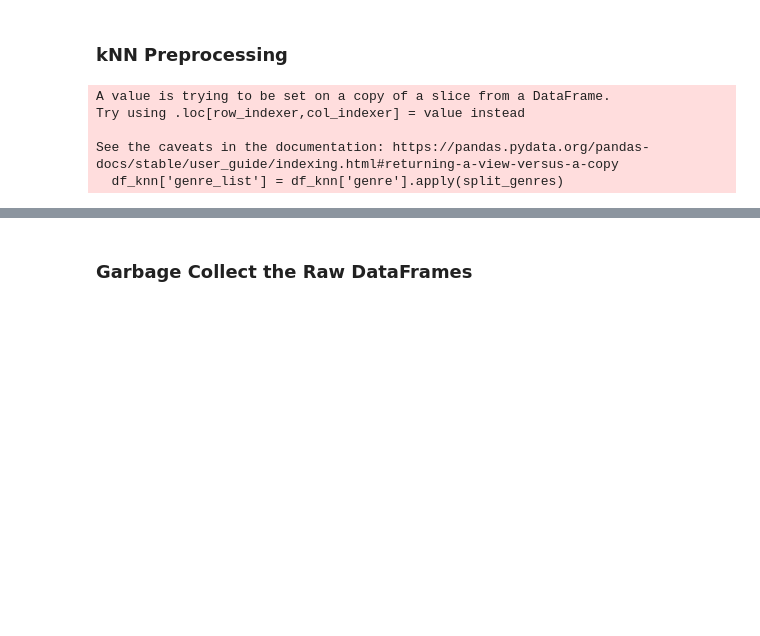
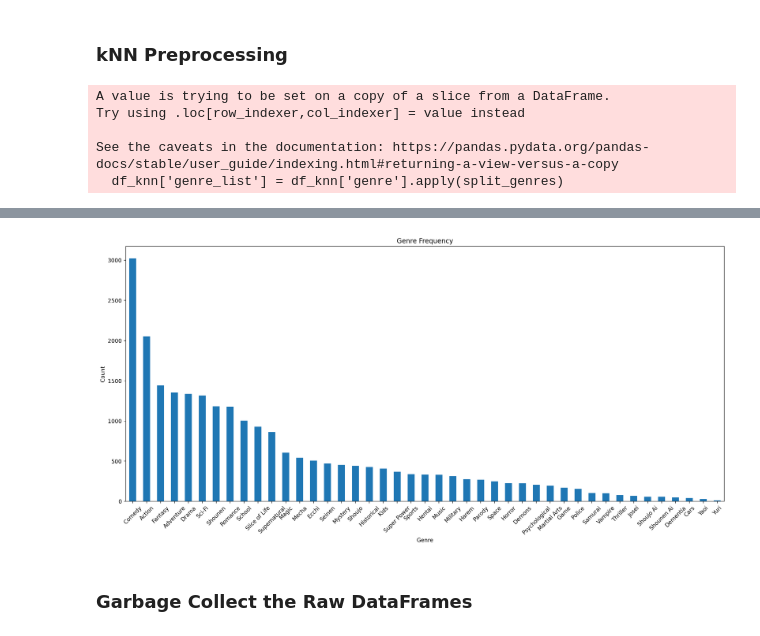
Before and after one commit to warrenmwang/csci349_final_project, a Jupyter notebook: Final_Report.ipynb, the cells around one changed output, grey strips where cells are left out. Cells and saved outputs as stored; diff of their text form; code cells hidden in the pictures; blank space fills up the shorter version.

```diff
--- a/Final_Report.ipynb
+++ b/Final_Report.ipynb
@@ -219,3 +243,23 @@ df_knn = df_knn[['anime_id']].join(genre_df)
+# %%
+# distribution of genres
+tmp = df_anime[~df_anime['genre'].isna()]
+tmp = tmp[['genre']]
+tmp['genre_list'] = tmp['genre'].apply(split_genres)
+tmp = tmp[['genre_list']]
+
+# Flatten the list of genres and count each genre
+genre_counts = tmp.explode('genre_list')['genre_list'].value_counts()
+
+plt.figure(figsize=(16, 8))
+genre_counts.plot(kind='bar')
+plt.title('Genre Frequency')
+plt.xlabel('Genre')
+plt.ylabel('Count')
+plt.xticks(rotation=45)
+plt.tight_layout()
+plt.show()
+# %% [output]
+[figure, added]
 # %% [markdown]
 ### Garbage Collect the Raw DataFrames
 # %%
```
Also changed, not shown: parts of 5 cells of this notebook.
